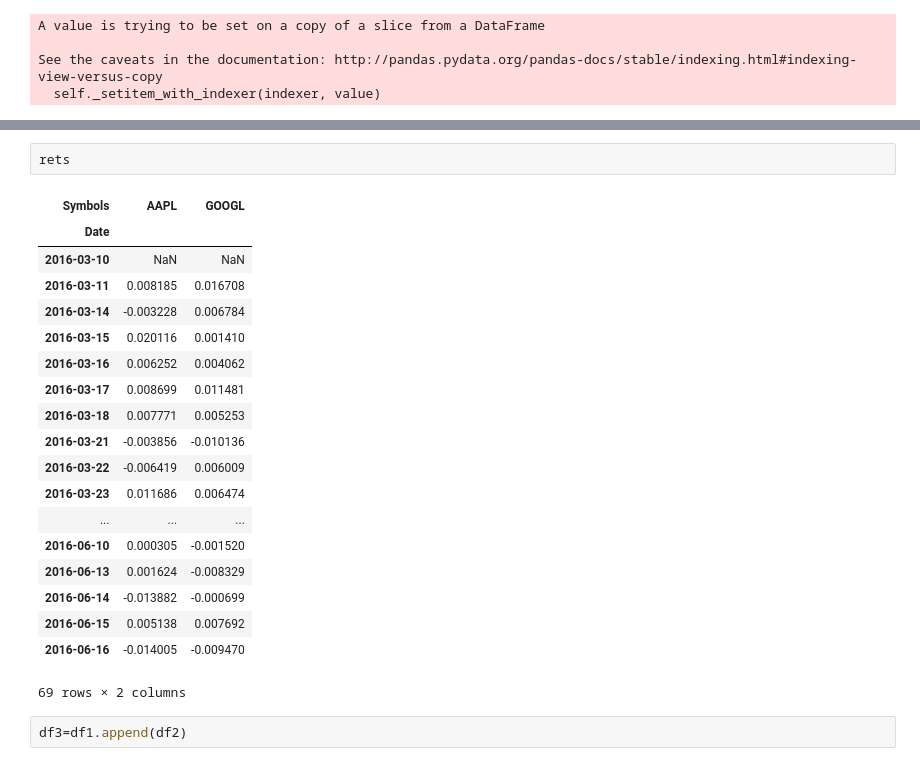
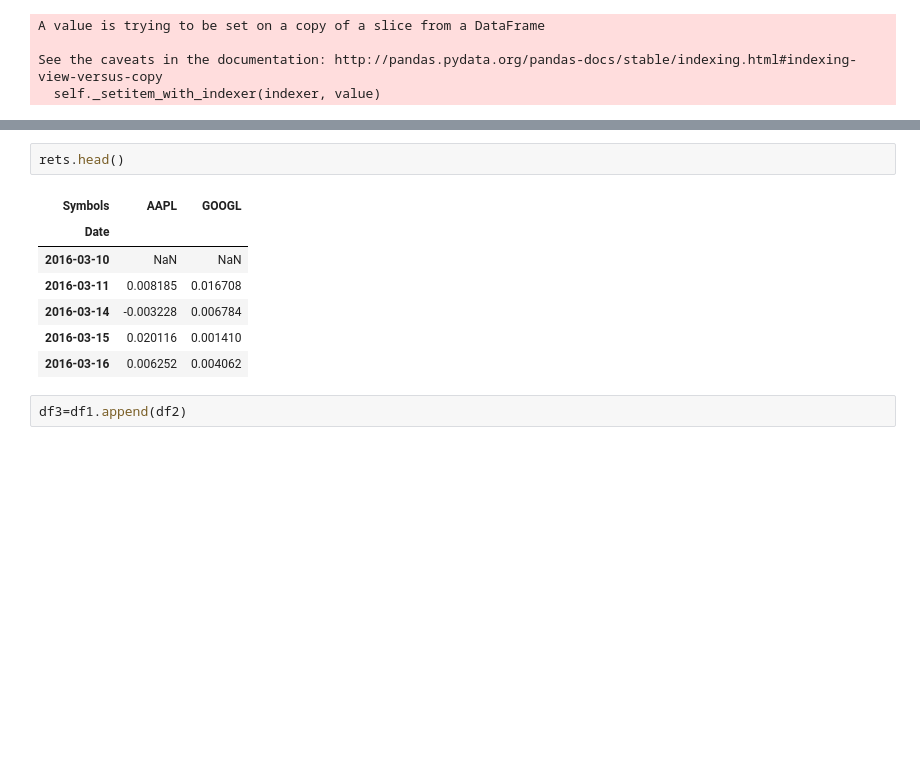
Before and after one commit to an2875/Tools-for-analytics-project, a Jupyter notebook: Project code-data tables and preprocessing.ipynb, the cells around one changed output, grey strips where cells are left out. Drawn from its saved outputs; the diff is of its cells as text; blank space fills up the shorter version.

```diff
--- a/Project code-data tables and preprocessing.ipynb
+++ b/Project code-data tables and preprocessing.ipynb
@@ -468,25 +422,13 @@ df2
 # %%
-rets
+rets.head()
 # %% [output]
 | Symbols | AAPL | GOOGL |
 | Date |  |  |
 | 2016-03-10 | NaN | NaN |
 | 2016-03-11 | 0.008185 | 0.016708 |
 | 2016-03-14 | -0.003228 | 0.006784 |
 | 2016-03-15 | 0.020116 | 0.001410 |
 | 2016-03-16 | 0.006252 | 0.004062 |
-| 2016-03-17 | 0.008699 | 0.011481 |
-| 2016-03-18 | 0.007771 | 0.005253 |
-| 2016-03-21 | -0.003856 | -0.010136 |
-| 2016-03-22 | -0.006419 | 0.006009 |
-| 2016-03-23 | 0.011686 | 0.006474 |
-| ... | ... | ... |
-| 2016-06-10 | 0.000305 | -0.001520 |
-| 2016-06-13 | 0.001624 | -0.008329 |
-| 2016-06-14 | -0.013882 | -0.000699 |
-| 2016-06-15 | 0.005138 | 0.007692 |
-| 2016-06-16 | -0.014005 | -0.009470 |
-69 rows × 2 columns
 # %%
 df3=df1.append(df2)
 # %% [output]
```
Also changed, not shown: parts of 13 cells of this notebook, 4 other files.
